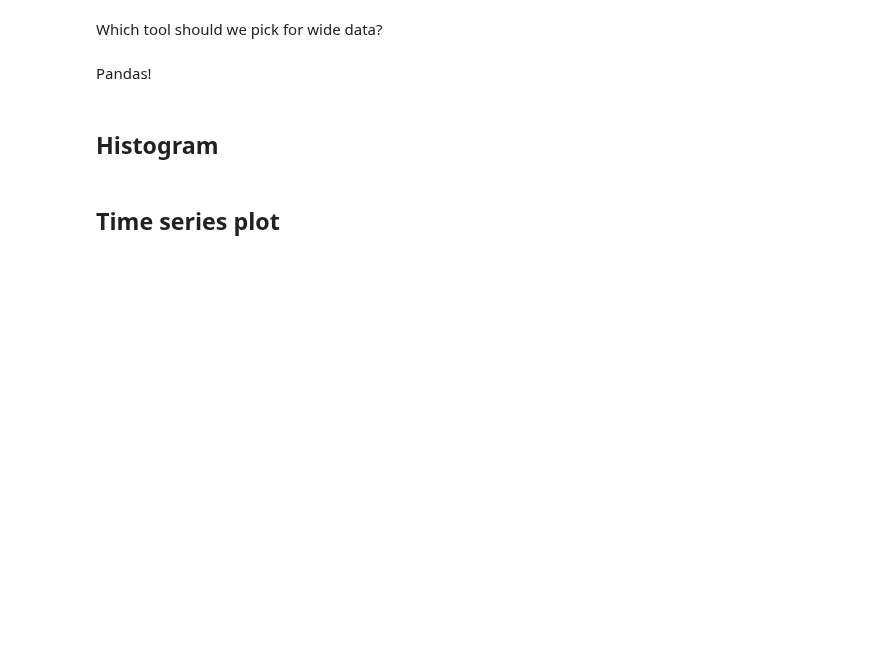
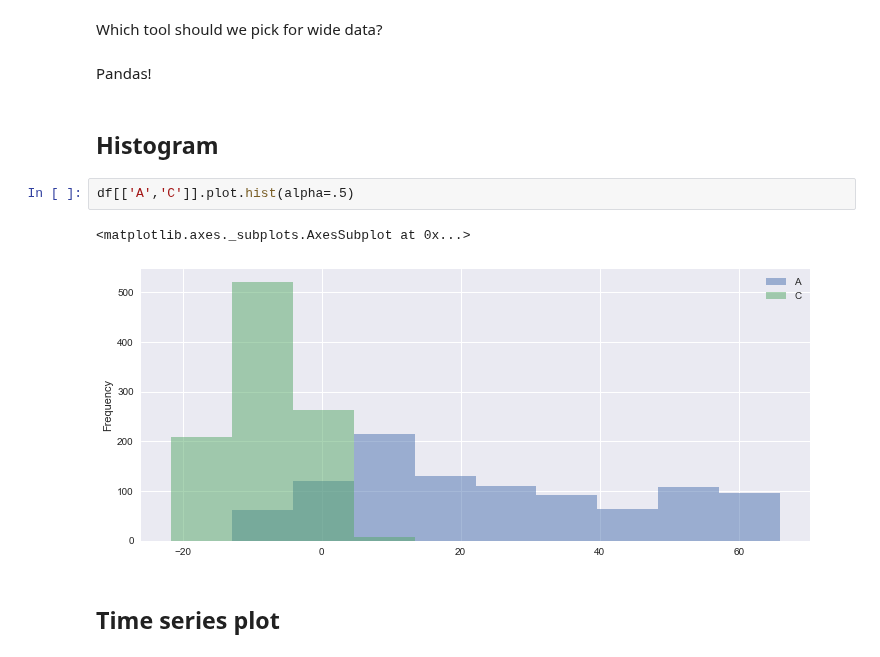
Before and after one commit to snorreralund/sds, a Jupyter notebook: slides/plotting.ipynb, the cells around one changed output. Saved outputs shown, nothing was run; the diff lists cells and outputs as text; blank space fills up the shorter version.

```diff
--- a/slides/plotting.ipynb
+++ b/slides/plotting.ipynb
@@ -339,5 +403,10 @@ Which tool should we pick for wide data?
 Pandas!
 # %% [markdown]
 ## Histogram
+# %%
+df[['A','C']].plot.hist(alpha=.5)
+# %% [output]
+<matplotlib.axes._subplots.AxesSubplot at 0x...>
+[figure, added]
 # %% [markdown]
 ## Time series plot
```
Also changed, not shown: parts of 29 cells of this notebook, 1 other file.
